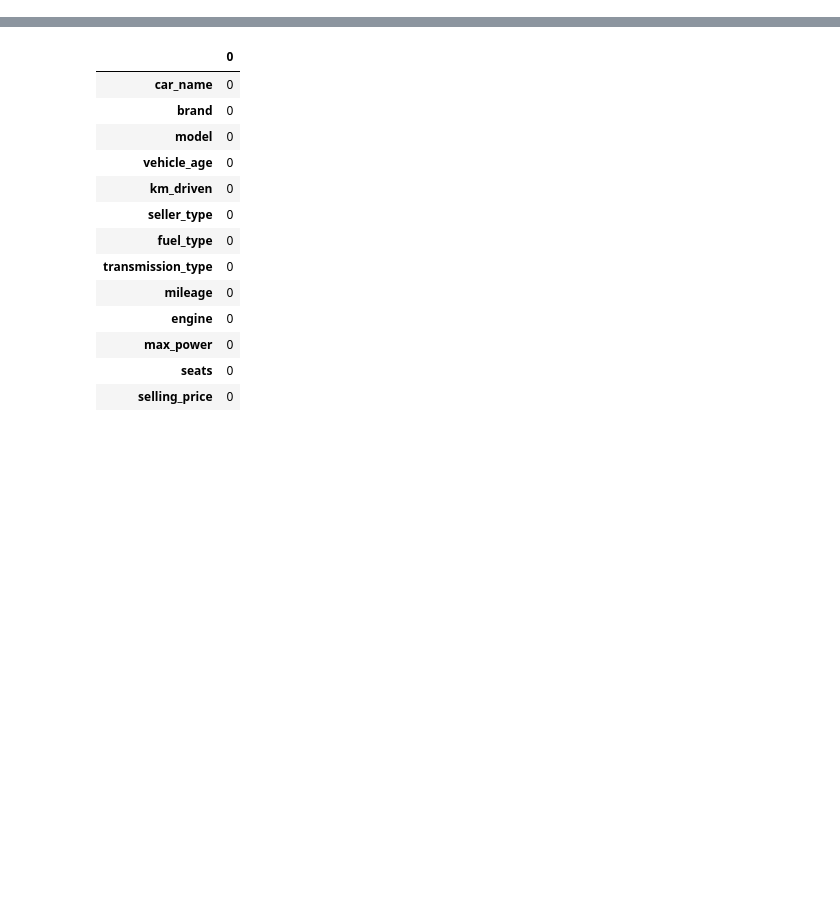
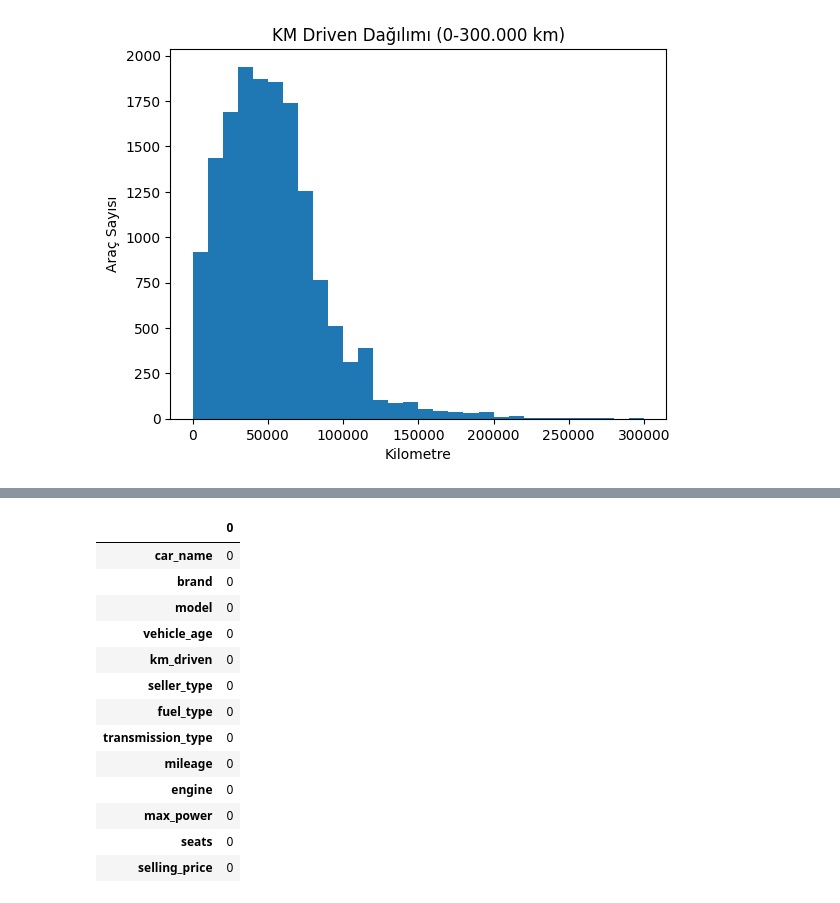
Before and after one commit to BuketSudeSnky/used-car-price-prediction, a Jupyter notebook: 01_data_exploration.ipynb, the cells around one changed output, grey strips where cells are left out. Cells and saved outputs as stored; diff of their text form; code cells hidden in the pictures; blank space fills up the shorter version.

Commit message:
Analyze km_driven outliers and distribution

```diff
--- a/01_data_exploration.ipynb
+++ b/01_data_exploration.ipynb
@@ -2,0 +21,10 @@
+# %%
+km_normal_range = df[df["km_driven"] <= 300000]
+
+plt.hist(km_normal_range["km_driven"], bins=30)
+plt.xlabel("Kilometre")
+plt.ylabel("Araç Sayısı")
+plt.title("KM Driven Dağılımı (0-300.000 km)")
+plt.show()
+# %% [output]
+[figure, added]
```
Also changed, not shown: parts of 23 cells of this notebook.
